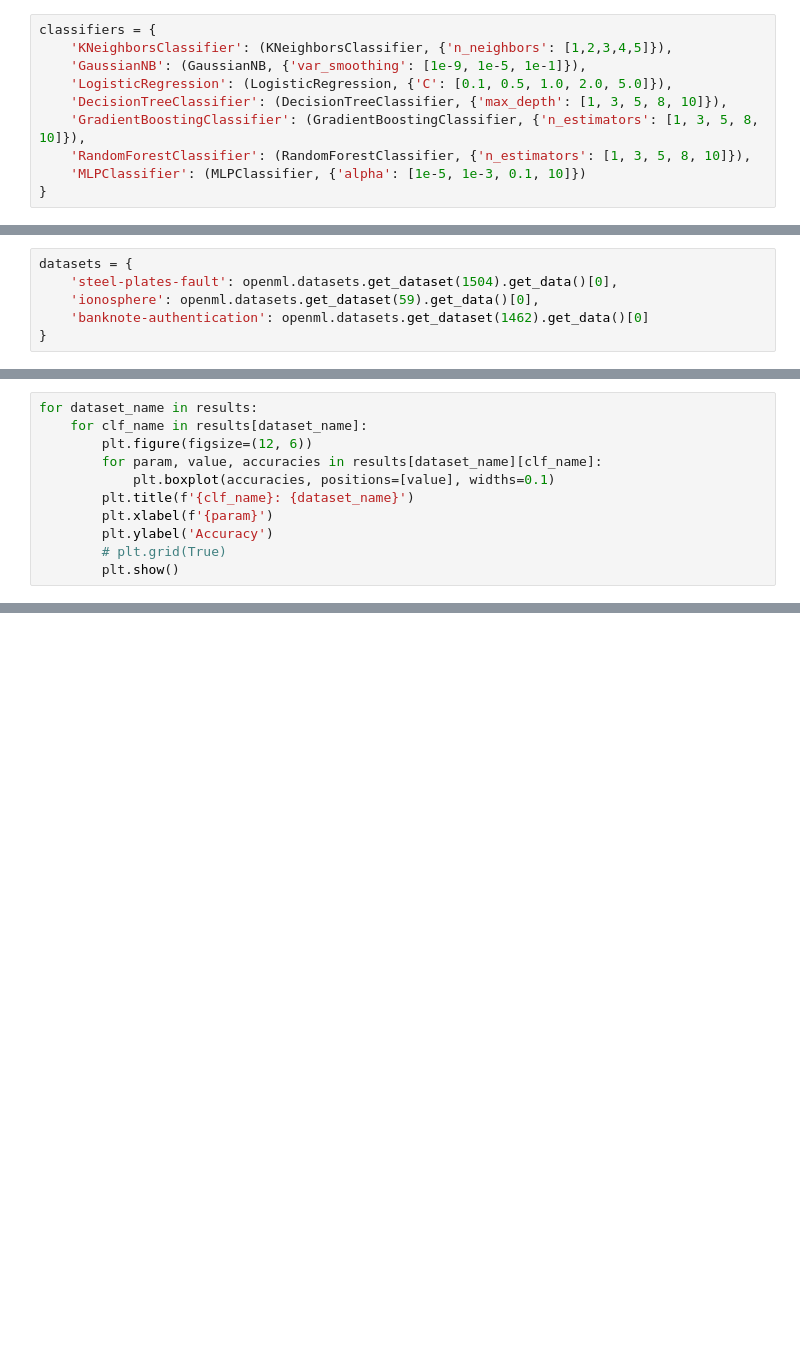
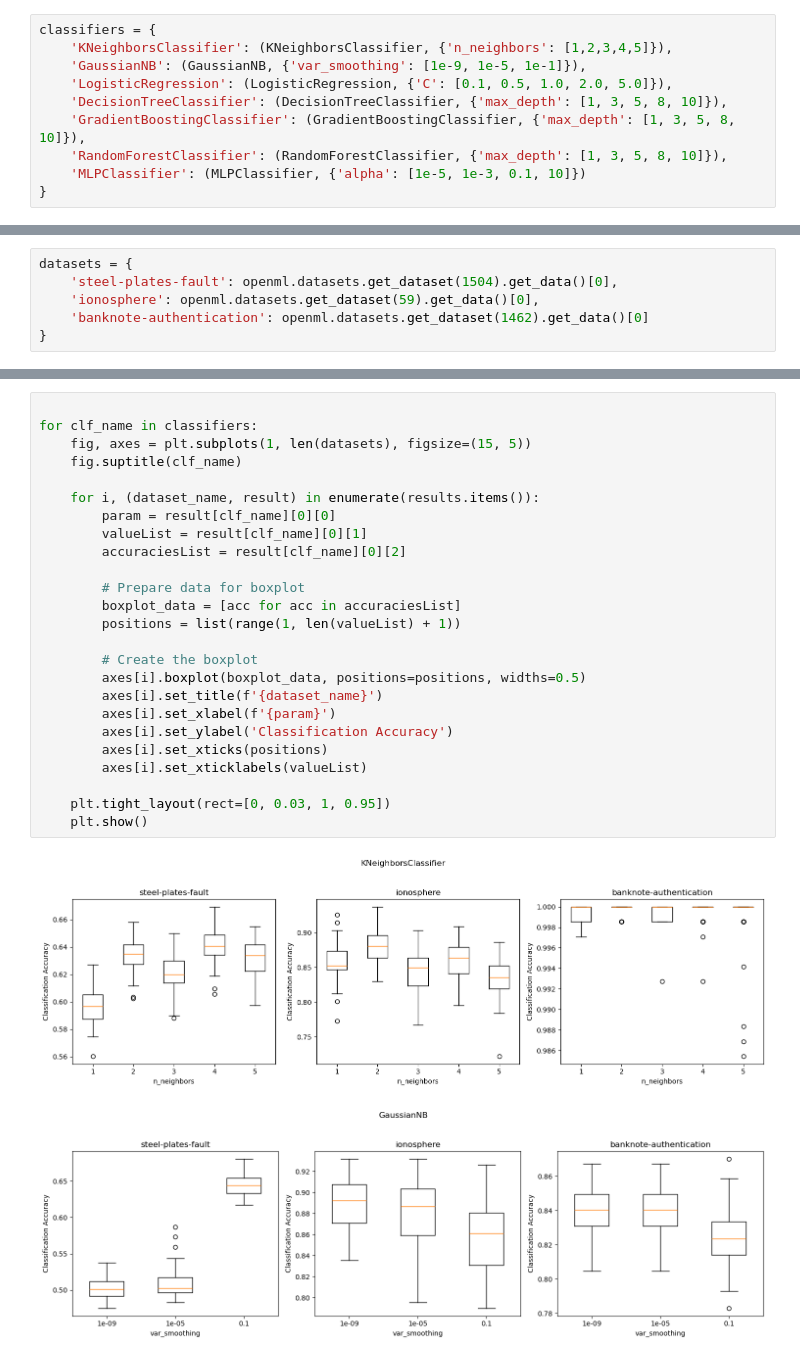
Before and after one commit to Naomi-Parte/AIML-Algorithms, a Jupyter notebook: datasets/classifications.ipynb, the cells around one changed output, grey strips where cells are left out. Cells and saved outputs as stored; diff of their text form; blank space fills up the shorter version.

Commit message:
graphs plot

```diff
--- a/datasets/classifications.ipynb
+++ b/datasets/classifications.ipynb
@@ -20,7 +20,7 @@ classifiers = {
     'GaussianNB': (GaussianNB, {'var_smoothing': [1e-9, 1e-5, 1e-1]}),
     'LogisticRegression': (LogisticRegression, {'C': [0.1, 0.5, 1.0, 2.0, 5.0]}),
     'DecisionTreeClassifier': (DecisionTreeClassifier, {'max_depth': [1, 3, 5, 8, 10]}),
-    'GradientBoostingClassifier': (GradientBoostingClassifier, {'n_estimators': [1, 3, 5, 8, 10]}),
-    'RandomForestClassifier': (RandomForestClassifier, {'n_estimators': [1, 3, 5, 8, 10]}),
+    'GradientBoostingClassifier': (GradientBoostingClassifier, {'max_depth': [1, 3, 5, 8, 10]}),
+    'RandomForestClassifier': (RandomForestClassifier, {'max_depth': [1, 3, 5, 8, 10]}),
     'MLPClassifier': (MLPClassifier, {'alpha': [1e-5, 1e-3, 0.1, 10]})
 }
@@ -75,11 +145,0 @@ Please also refer to the documentation for alternative solver options:
-# %%
-for dataset_name in results:
-    for clf_name in results[dataset_name]:
-        plt.figure(figsize=(12, 6))
-        for param, value, accuracies in results[dataset_name][clf_name]:
-            plt.boxplot(accuracies, positions=[value], widths=0.1)
-        plt.title(f'{clf_name}: {dataset_name}')
-        plt.xlabel(f'{param}')
-        plt.ylabel('Accuracy')
-        # plt.grid(True)
-        plt.show()
@@ -99,0 +146,28 @@ for dataset_name in results:
+# %%
+
+for clf_name in classifiers:
+    fig, axes = plt.subplots(1, len(datasets), figsize=(15, 5))
+    fig.suptitle(clf_name)
+
+    for i, (dataset_name, result) in enumerate(results.items()):
+        param = result[clf_name][0][0]
+        valueList = result[clf_name][0][1]
+        accuraciesList = result[clf_name][0][2]
+
+        # Prepare data for boxplot
+        boxplot_data = [acc for acc in accuraciesList]
+        positions = list(range(1, len(valueList) + 1))
+
+        # Create the boxplot
+        axes[i].boxplot(boxplot_data, positions=positions, widths=0.5)
+        axes[i].set_title(f'{dataset_name}')
+        axes[i].set_xlabel(f'{param}')
+        axes[i].set_ylabel('Classification Accuracy')
+        axes[i].set_xticks(positions)
+        axes[i].set_xticklabels(valueList)
+
+    plt.tight_layout(rect=[0, 0.03, 1, 0.95])
+    plt.show()
+# %% [output]
+[figure, added]
+[figure, added]
```
Also changed, not shown: parts of 4 cells of this notebook.
